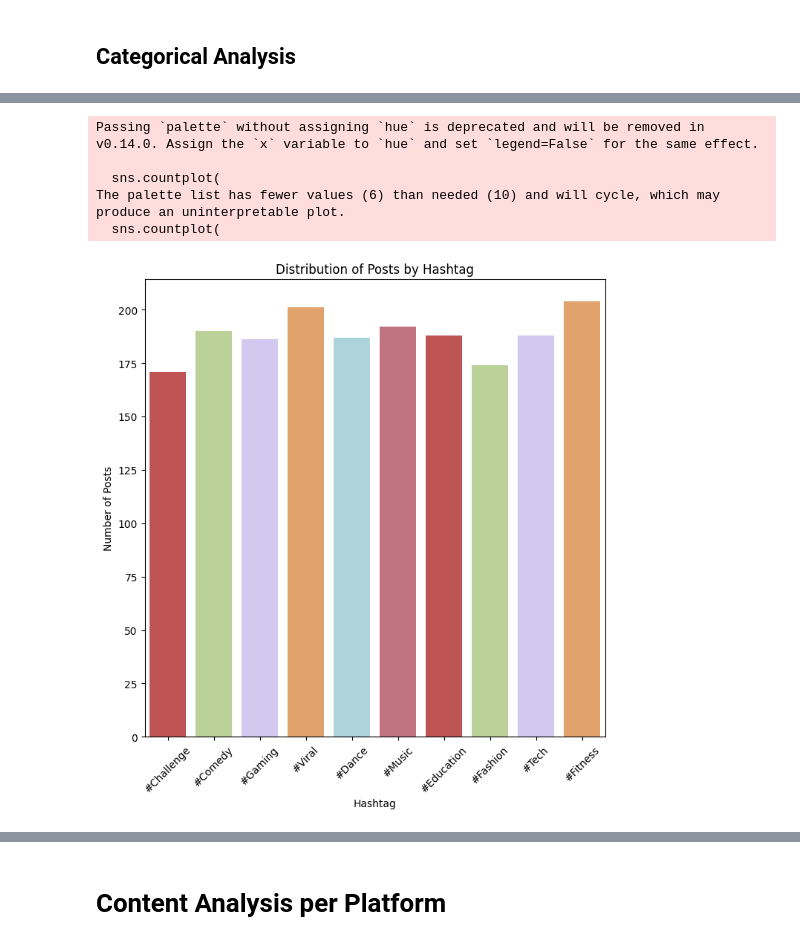
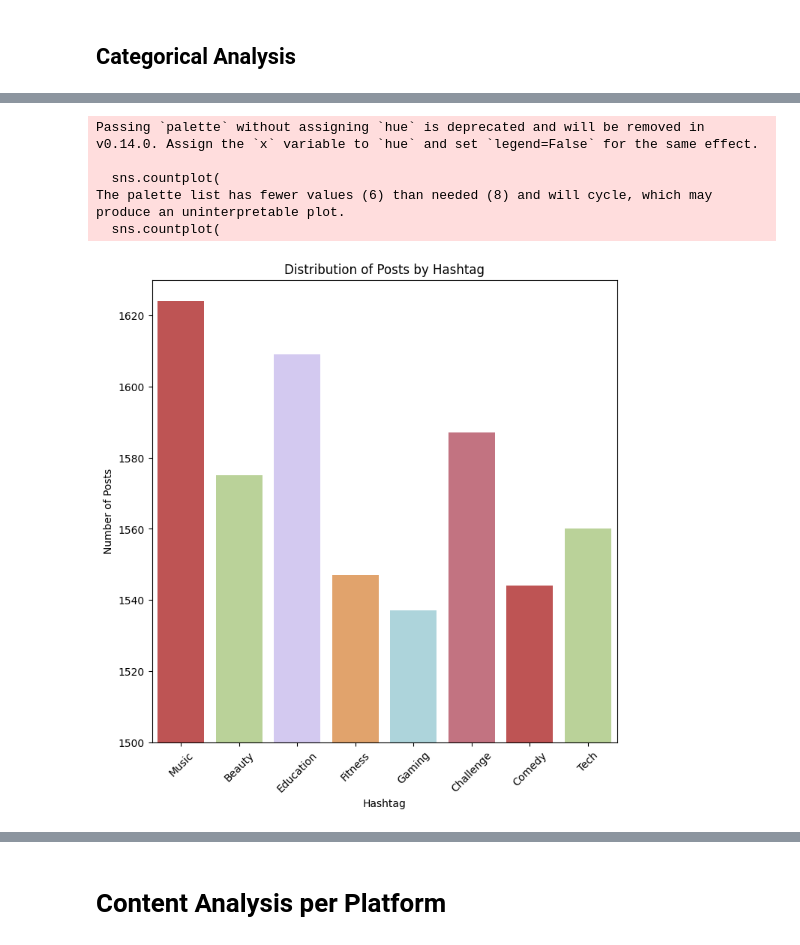
Before and after one commit to condategui/Social_Media_Trends_Engagement_Analysis, a Jupyter notebook: EDA/EDA.ipynb, the cells around one changed output, grey strips where cells are left out. Cells and saved outputs as stored; diff of their text form; code cells hidden in the pictures.

Commit message:
Dataset working

```diff
--- a/EDA/EDA.ipynb
+++ b/EDA/EDA.ipynb
@@ -12,3 +9,6 @@ df = pd.read_csv('../data/Viral_Social_Media_Trends_Cleaned.csv')
+# %%
+# Load the data
+df = pd.read_csv('../data/social_media_dataset.csv')
 # %%
 df.head()
 # %% [output]
@@ -49,26 +49,26 @@ plt.show()
 # %%
 plt.figure(figsize=(8, 8))
 
 sns.countplot(
     data=df,
     x='Hashtag',
     palette=palette
 )
 
 plt.xticks(rotation=45)
 plt.title('Distribution of Posts by Hashtag')
 plt.xlabel('Hashtag')
 plt.ylabel('Number of Posts')
-#plt.ylim(450, 540)
+plt.ylim(1500, 1630)
 
 plt.show()
 # %% [output]
 Passing `palette` without assigning `hue` is deprecated and will be removed in v0.14.0. Assign the `x` variable to `hue` and set `legend=False` for the same effect.
 
   sns.countplot(
-The palette list has fewer values (6) than needed (10) and will cycle, which may produce an uninterpretable plot.
+The palette list has fewer values (6) than needed (8) and will cycle, which may produce an uninterpretable plot.
   sns.countplot(
-[figure, old version]
+[figure, new version]
 # %%
 plt.figure(figsize=(8, 8))
 
```
Also changed, not shown: parts of 11 cells of this notebook, 7 other files.
